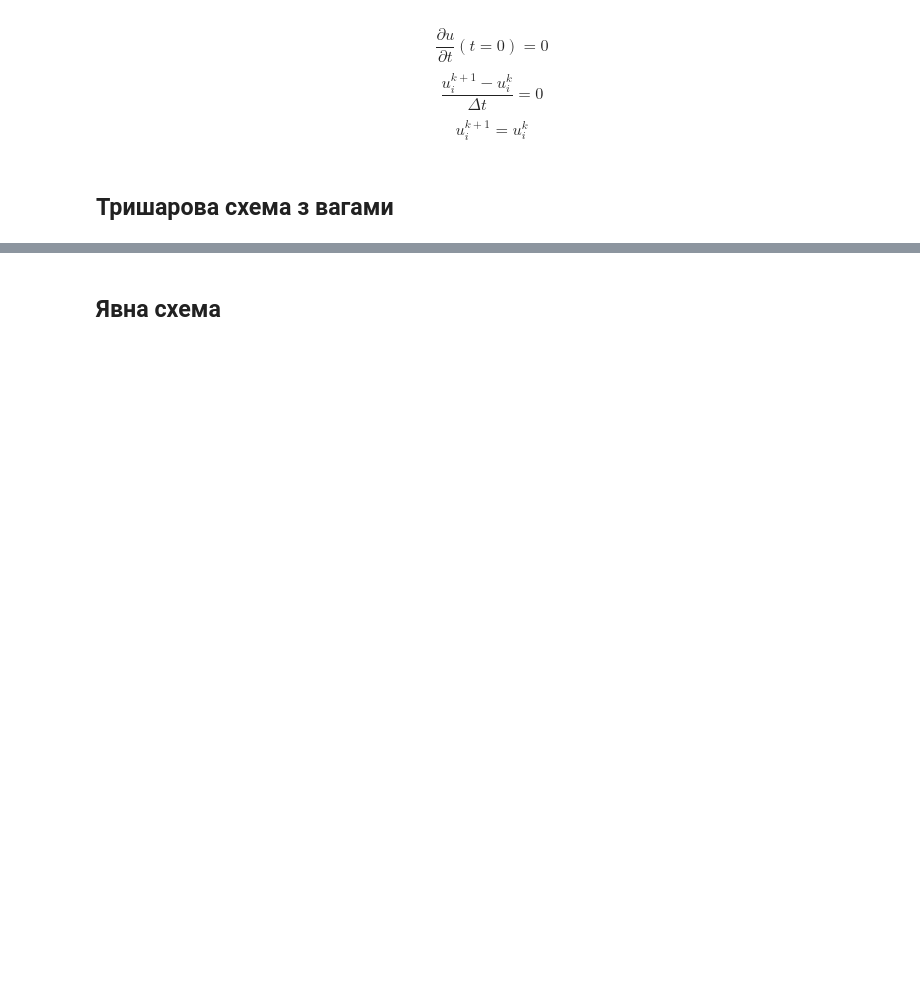
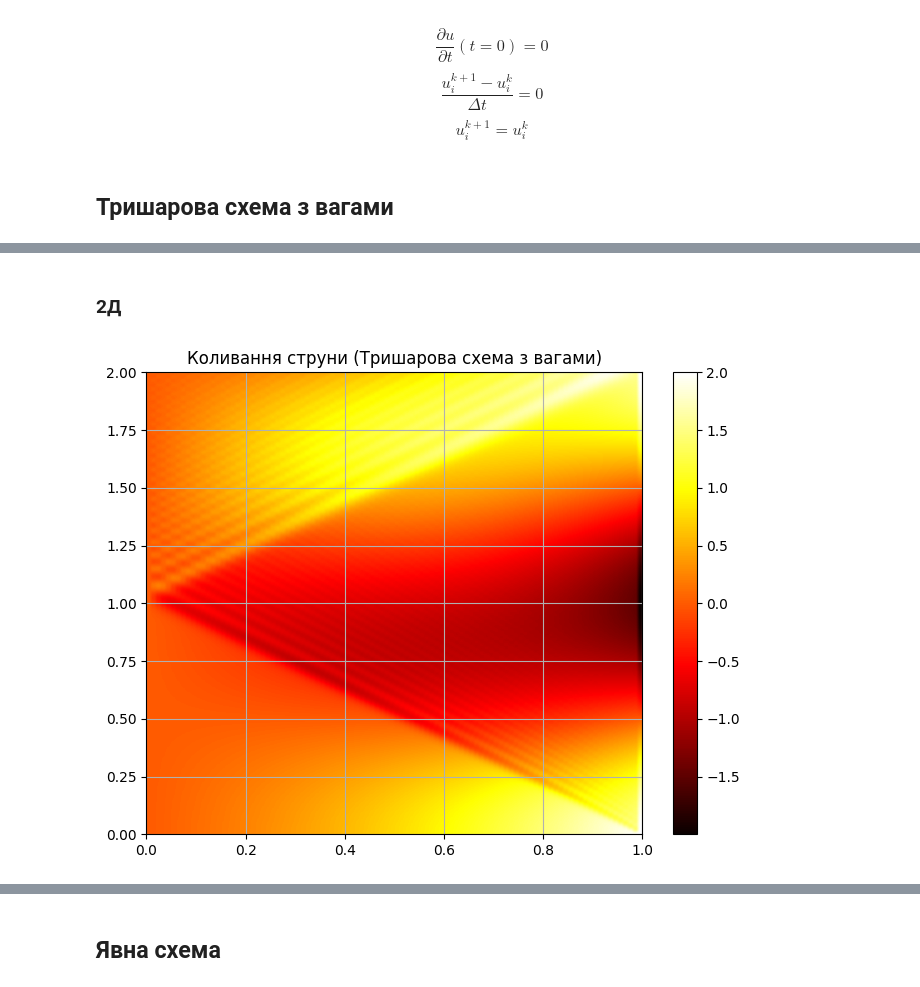
Before and after one commit to KlymentievMaksym/MetOb, a Jupyter notebook: RGR/RGR.ipynb, the cells around one changed output, grey strips where cells are left out. Saved outputs shown, nothing was run; the diff lists cells and outputs as text; code cells hidden in the pictures; blank space fills up the shorter version.

```diff
--- a/RGR/RGR.ipynb
+++ b/RGR/RGR.ipynb
@@ -71,0 +69,17 @@ $$ u_i^{k+1} = u_i^{k}$$
+# %%
+nx = 100
+nt = 100_000
+# nt = 100
+
+sigma_1 = 0.25
+sigma_2 = 0.25
+
+x = np.linspace(*x_limits, nx)
+t = np.linspace(*t_limits, nt)
+
+dx = x[1] - x[0]
+dt = t[1] - t[0]
+
+assert sigma_1 >= sigma_2, f"Відсутня коректна робота! {sigma_1} < {sigma_2}"
+if sigma_1 + sigma_2 < 0.5:
+    assert dt <= dx/np.sqrt(1 - 2 * (sigma_1 + sigma_2)), f"Відсутня стійкість! {dt} <= {dx/np.sqrt(1 - 2 * (sigma_1 + sigma_2))}"
@@ -71,0 +342,13 @@ $$ u_i^{k+1} = u_i^{k}$$
+# %% [markdown]
+### 2Д
+# %%
+fig, ax = plt.subplots(figsize=(8, 6))
+colorbar = ax.imshow(U, cmap="hot", aspect="auto", extent=[x[0], x[-1], t[0], t[-1]], origin="lower")
+plt.colorbar(colorbar, ax=ax)
+
+ax.set_title("Коливання струни (Тришарова схема з вагами)")
+ax.grid(True)
+plt.savefig("./Images/Main_2D.png")
+plt.show()
+# %% [output]
+[figure, added]
```
Also changed, not shown: parts of 27 cells of this notebook, 8 other files.
